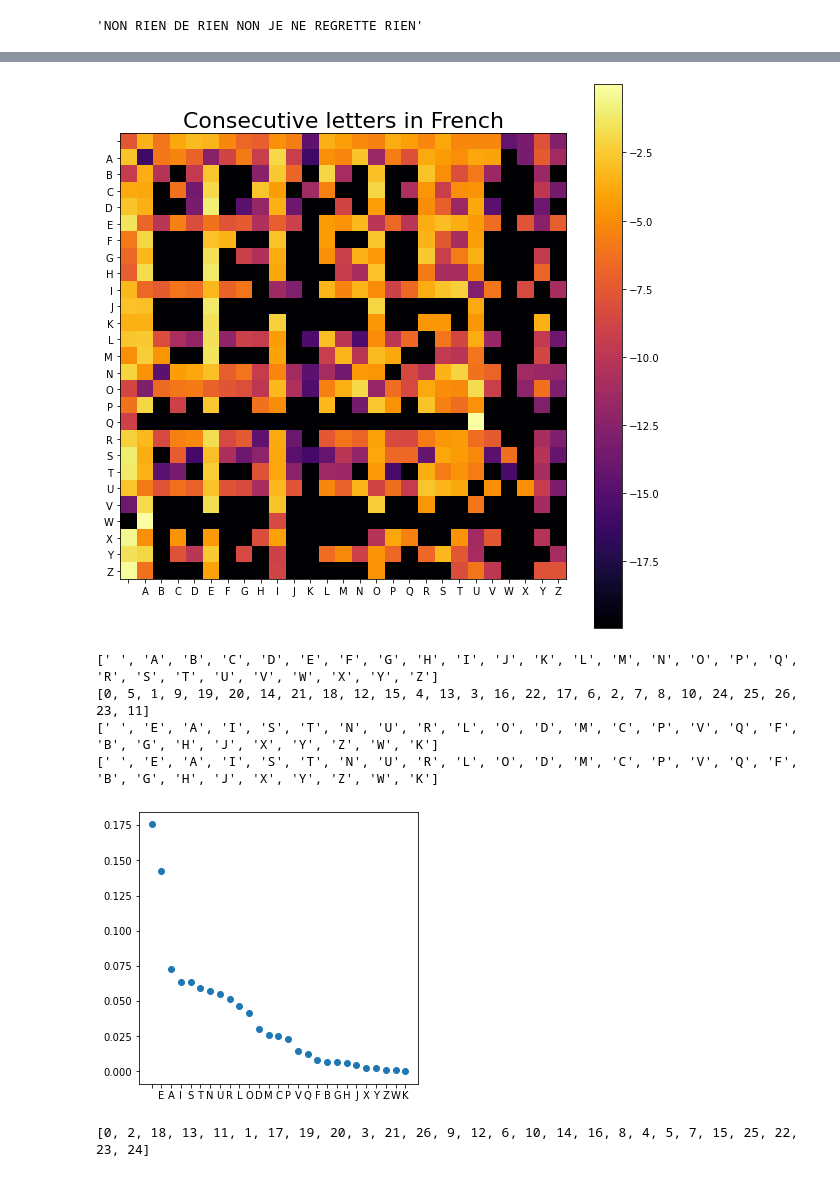
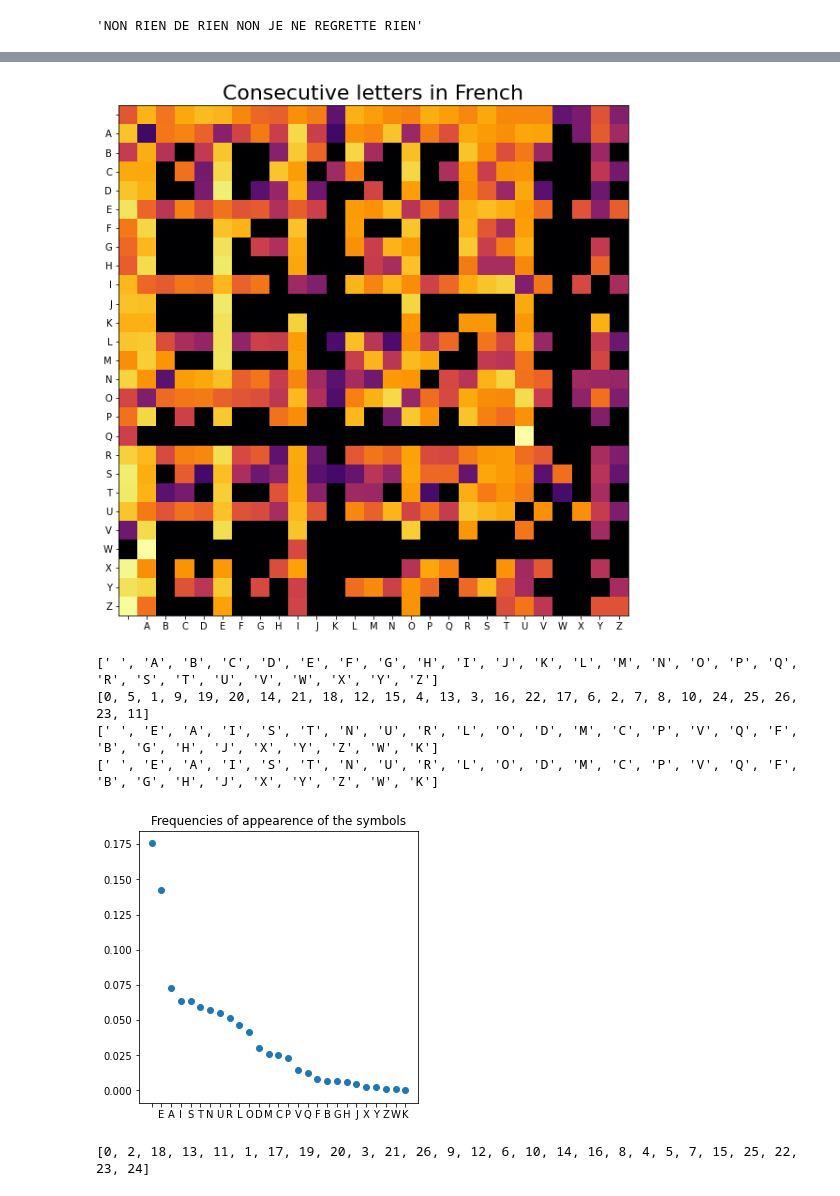
Before and after one commit to simonqueric/decipher_with_MCMC, a Jupyter notebook: cipher_decipher.ipynb, the cells around one changed output, grey strips where cells are left out. Cells and saved outputs as stored; diff of their text form; code cells hidden in the pictures.

```diff
--- a/cipher_decipher.ipynb
+++ b/cipher_decipher.ipynb
@@ -84,5 +71,2 @@ normalise("NON, RIEN DE RIEN, NON, JE NE REGRETTE RIEN")
 # %% [output]
 'NON RIEN DE RIEN NON JE NE REGRETTE RIEN'
-# %%
-a=np.random.shuffle(np.array([1, 2, 3]))
-print(a)
@@ -119,13 +95 @@ cipher("NON, RIEN DE RIEN, NON, JE NE REGRETTE RIEN", code)
-# %%
-if LANGUAGE=='fr' :
-    file = open("swann.txt", "r", encoding="utf-8")
-elif LANGUAGE=='en':
-    file = open("War_and_Peace.txt", "r", encoding='latin1')
-
-mots = []
-
-for l in file :
-    mots.append(normalise(l))
-
-file.close()
 # %%
@@ -134,36 +126,20 @@ def f(filename, language) :
+# %%
+if LANGUAGE=='fr' :
+    freq, bigrams = multi_grams("swann.txt", "utf-8")
+elif LANGUAGE=='en':
+    freq, bigrams = multi_grams("War_and_Peace.txt", "latin1")
 # %%
-bigrams = np.zeros((NB_SYMB, NB_SYMB))
-freq = {}
-for i in alphabet :
-    freq[i]=0
-
-for s in mots :
-    for c in s[:-1] :
-        if 0<=char_to_int(c)<=26 :
-            freq[c]+=1
-
-    consecutive = list(pairwise(s))
-    for a, b in consecutive :
-        i, j = char_to_int(a), char_to_int(b)
-        if 0<=i<=26 and 0<=j<=26 :
-            bigrams[i, j]+=1
-
-for i in range(NB_SYMB):
-    bigrams[i,:]/=np.sum(bigrams[i,:])
-
-
-log_bigrams = np.log2(bigrams + EPSILON)
+log_bigrams = np.log2(bigrams + EPS)
 
 fig, ax = plt.subplots(figsize=(10,10))
 plt.imshow(log_bigrams, interpolation="nearest", cmap='inferno')
 ax.xaxis.set_ticks(list(range(NB_SYMB)), labels = [int_to_char(i) for i in range(NB_SYMB)])
 ax.yaxis.set_ticks(list(range(NB_SYMB)), labels = [int_to_char(i) for i in range(NB_SYMB)])
+plt.title("Consecutive letters in {}".format("French" if LANGUAGE=='fr' else "English"), fontsize=22)
 #plt.colorbar()
-plt.title("Consecutive letters in {}".format("French" if LANGUAGE=='fr' else "English"), fontsize=22)
-plt.colorbar()
 plt.show()
 # %% [output]
-[figure, old version]
+[figure, new version]
 # %%
 x = list(freq.keys())
 print(x)
@@ -180,10 +156,11 @@ print(freq_fr)
 fig, ax = plt.subplots(figsize=(5,5))
 ax.xaxis.set_ticks(list(range(NB_SYMB)), labels = x)
 plt.plot(y, 'o')
+plt.title("Frequencies of appearence of the symbols")
 plt.show()
 # %% [output]
 [' ', 'A', 'B', 'C', 'D', 'E', 'F', 'G', 'H', 'I', 'J', 'K', 'L', 'M', 'N', 'O', 'P', 'Q', 'R', 'S', 'T', 'U', 'V', 'W', 'X', 'Y', 'Z']
 [0, 5, 1, 9, 19, 20, 14, 21, 18, 12, 15, 4, 13, 3, 16, 22, 17, 6, 2, 7, 8, 10, 24, 25, 26, 23, 11]
 [' ', 'E', 'A', 'I', 'S', 'T', 'N', 'U', 'R', 'L', 'O', 'D', 'M', 'C', 'P', 'V', 'Q', 'F', 'B', 'G', 'H', 'J', 'X', 'Y', 'Z', 'W', 'K']
 [' ', 'E', 'A', 'I', 'S', 'T', 'N', 'U', 'R', 'L', 'O', 'D', 'M', 'C', 'P', 'V', 'Q', 'F', 'B', 'G', 'H', 'J', 'X', 'Y', 'Z', 'W', 'K']
-[figure, old version]
+[figure, new version]
```
Also changed, not shown: parts of 36 cells of this notebook.
